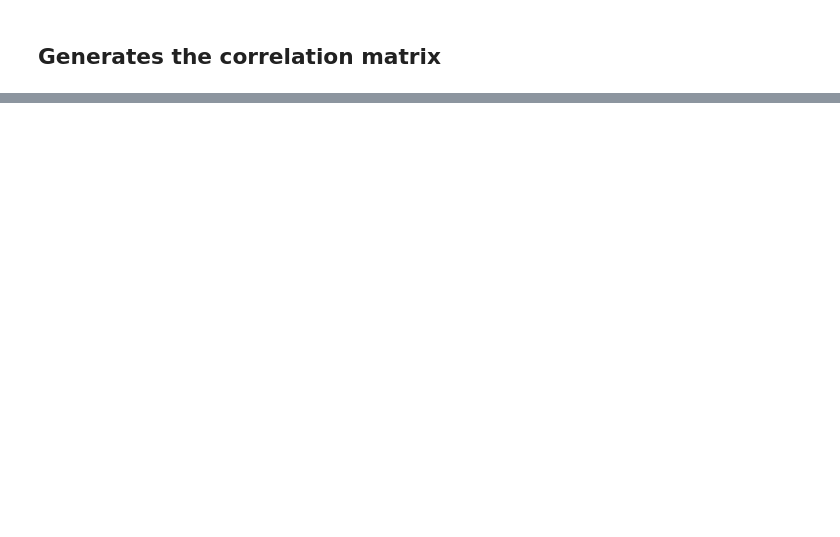
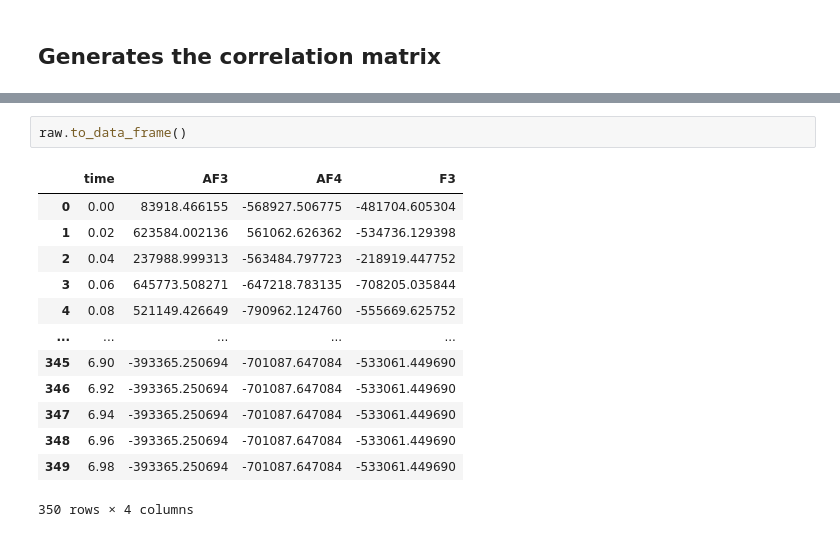
Before and after one commit to Brain-Based-Transcription/Data-Collection, a Jupyter notebook: visualize_data.ipynb, the cells around one changed output, grey strips where cells are left out. Cells and saved outputs as stored; diff of their text form; blank space fills up the shorter version.

```diff
--- a/visualize_data.ipynb
+++ b/visualize_data.ipynb
@@ -72,0 +72,16 @@ plt.show()
+# %%
+raw.to_data_frame()
+# %% [output]
+|  | time | AF3 | AF4 | F3 |
+| 0 | 0.00 | 83918.466155 | -568927.506775 | -481704.605304 |
+| 1 | 0.02 | 623584.002136 | 561062.626362 | -534736.129398 |
+| 2 | 0.04 | 237988.999313 | -563484.797723 | -218919.447752 |
+| 3 | 0.06 | 645773.508271 | -647218.783135 | -708205.035844 |
+| 4 | 0.08 | 521149.426649 | -790962.124760 | -555669.625752 |
+| ... | ... | ... | ... | ... |
+| 345 | 6.90 | -393365.250694 | -701087.647084 | -533061.449690 |
+| 346 | 6.92 | -393365.250694 | -701087.647084 | -533061.449690 |
+| 347 | 6.94 | -393365.250694 | -701087.647084 | -533061.449690 |
+| 348 | 6.96 | -393365.250694 | -701087.647084 | -533061.449690 |
+| 349 | 6.98 | -393365.250694 | -701087.647084 | -533061.449690 |
+350 rows × 4 columns
```
Also changed, not shown: parts of 3 cells of this notebook, 6 other files.
